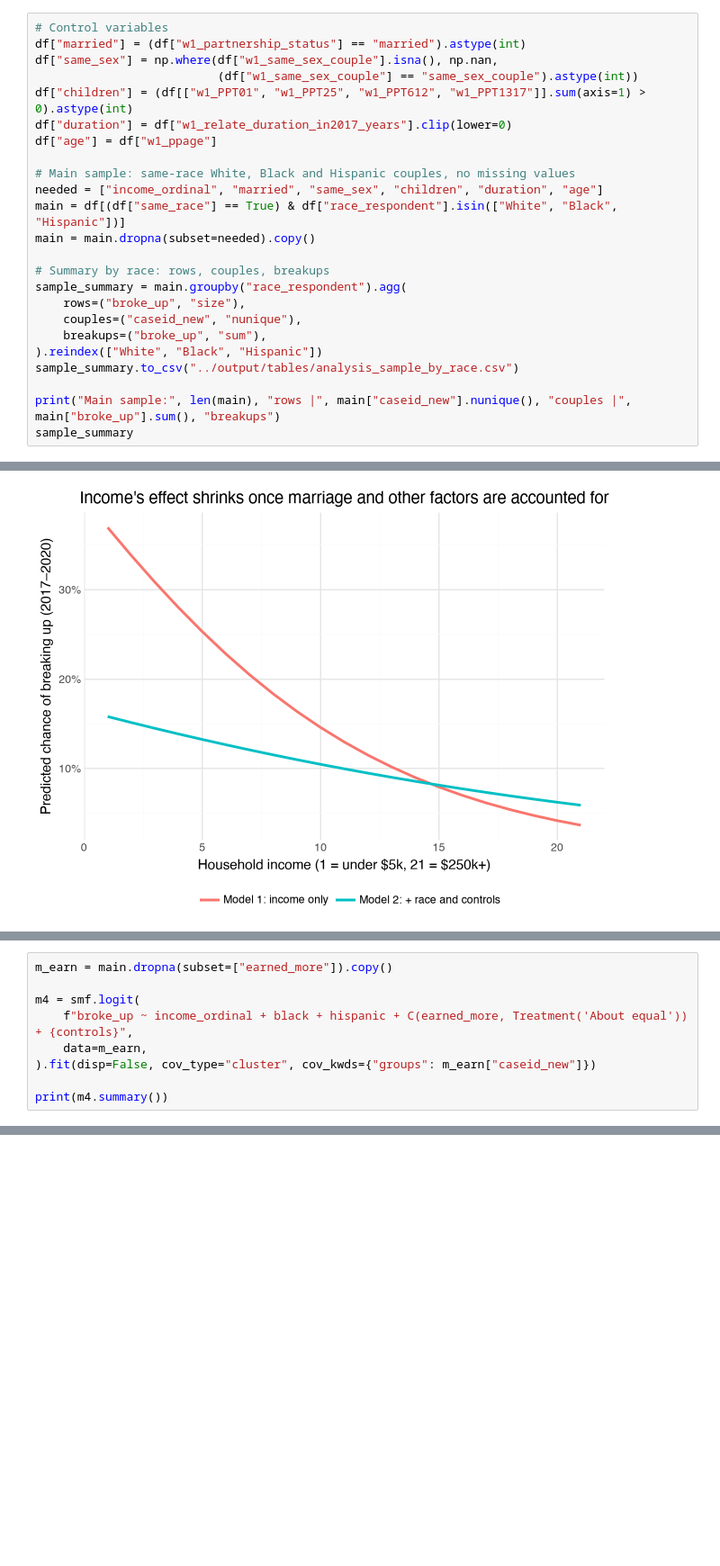
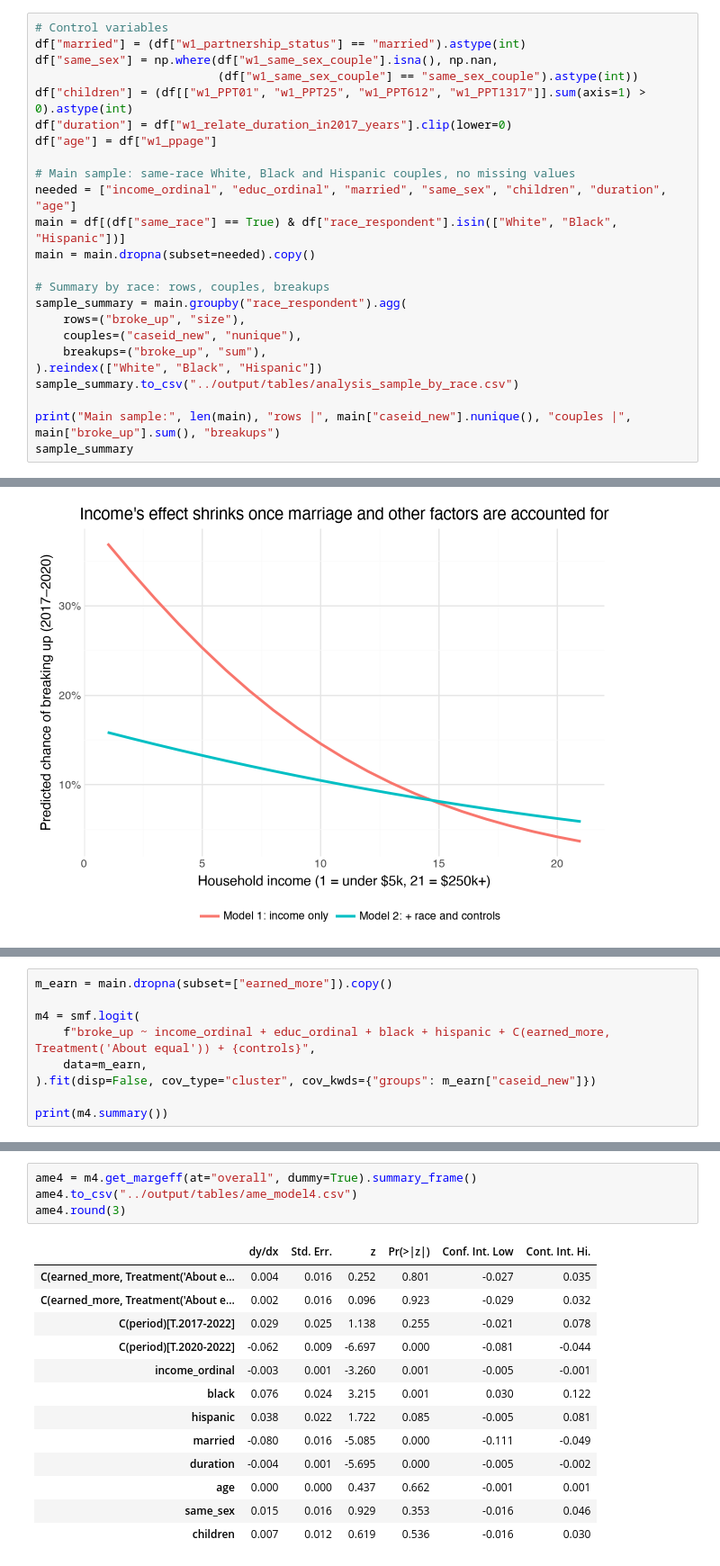
Before and after one commit to janellesoh/hs4002-dalmation-2026, a Jupyter notebook: code/04_analysis.ipynb, the cells around one changed output, grey strips where cells are left out. Shown at 90% size. Saved outputs shown, nothing was run; the diff lists cells and outputs as text; blank space fills up the shorter version.

```diff
--- a/code/04_analysis.ipynb
+++ b/code/04_analysis.ipynb
@@ -84,7 +88,7 @@ df["duration"] = df["w1_relate_duration_in2017_years"].clip(lower=0)
 df["age"] = df["w1_ppage"]
 
 # Main sample: same-race White, Black and Hispanic couples, no missing values
-needed = ["income_ordinal", "married", "same_sex", "children", "duration", "age"]
+needed = ["income_ordinal", "educ_ordinal", "married", "same_sex", "children", "duration", "age"]
 main = df[(df["same_race"] == True) & df["race_respondent"].isin(["White", "Black", "Hispanic"])]
 main = main.dropna(subset=needed).copy()
 
@@ -329,7 +431,7 @@ likely to break up, because they have better alternatives outside the relationsh
 m_earn = main.dropna(subset=["earned_more"]).copy()
 
 m4 = smf.logit(
-    f"broke_up ~ income_ordinal + black + hispanic + C(earned_more, Treatment('About equal')) + {controls}",
+    f"broke_up ~ income_ordinal + educ_ordinal + black + hispanic + C(earned_more, Treatment('About equal')) + {controls}",
     data=m_earn,
 ).fit(disp=False, cov_type="cluster", cov_kwds={"groups": m_earn["caseid_new"]})
 
@@ -354,0 +461,18 @@ children                                                               0.1411
+# %%
+ame4 = m4.get_margeff(at="overall", dummy=True).summary_frame()
+ame4.to_csv("../output/tables/ame_model4.csv")
+ame4.round(3)
+# %% [output]
+|  | dy/dx | Std. Err. | z | Pr(>|z|) | Conf. Int. Low | Cont. Int. Hi. |
+| C(earned_more, Treatment('About e... | 0.004 | 0.016 | 0.252 | 0.801 | -0.027 | 0.035 |
+| C(earned_more, Treatment('About e... | 0.002 | 0.016 | 0.096 | 0.923 | -0.029 | 0.032 |
+| C(period)[T.2017-2022] | 0.029 | 0.025 | 1.138 | 0.255 | -0.021 | 0.078 |
+| C(period)[T.2020-2022] | -0.062 | 0.009 | -6.697 | 0.000 | -0.081 | -0.044 |
+| income_ordinal | -0.003 | 0.001 | -3.260 | 0.001 | -0.005 | -0.001 |
+| black | 0.076 | 0.024 | 3.215 | 0.001 | 0.030 | 0.122 |
+| hispanic | 0.038 | 0.022 | 1.722 | 0.085 | -0.005 | 0.081 |
+| married | -0.080 | 0.016 | -5.085 | 0.000 | -0.111 | -0.049 |
+| duration | -0.004 | 0.001 | -5.695 | 0.000 | -0.005 | -0.002 |
+| age | 0.000 | 0.000 | 0.437 | 0.662 | -0.001 | 0.001 |
+| same_sex | 0.015 | 0.016 | 0.929 | 0.353 | -0.016 | 0.046 |
+| children | 0.007 | 0.012 | 0.619 | 0.536 | -0.016 | 0.030 |
```
Also changed, not shown: parts of 28 cells of this notebook, 3 other files.
